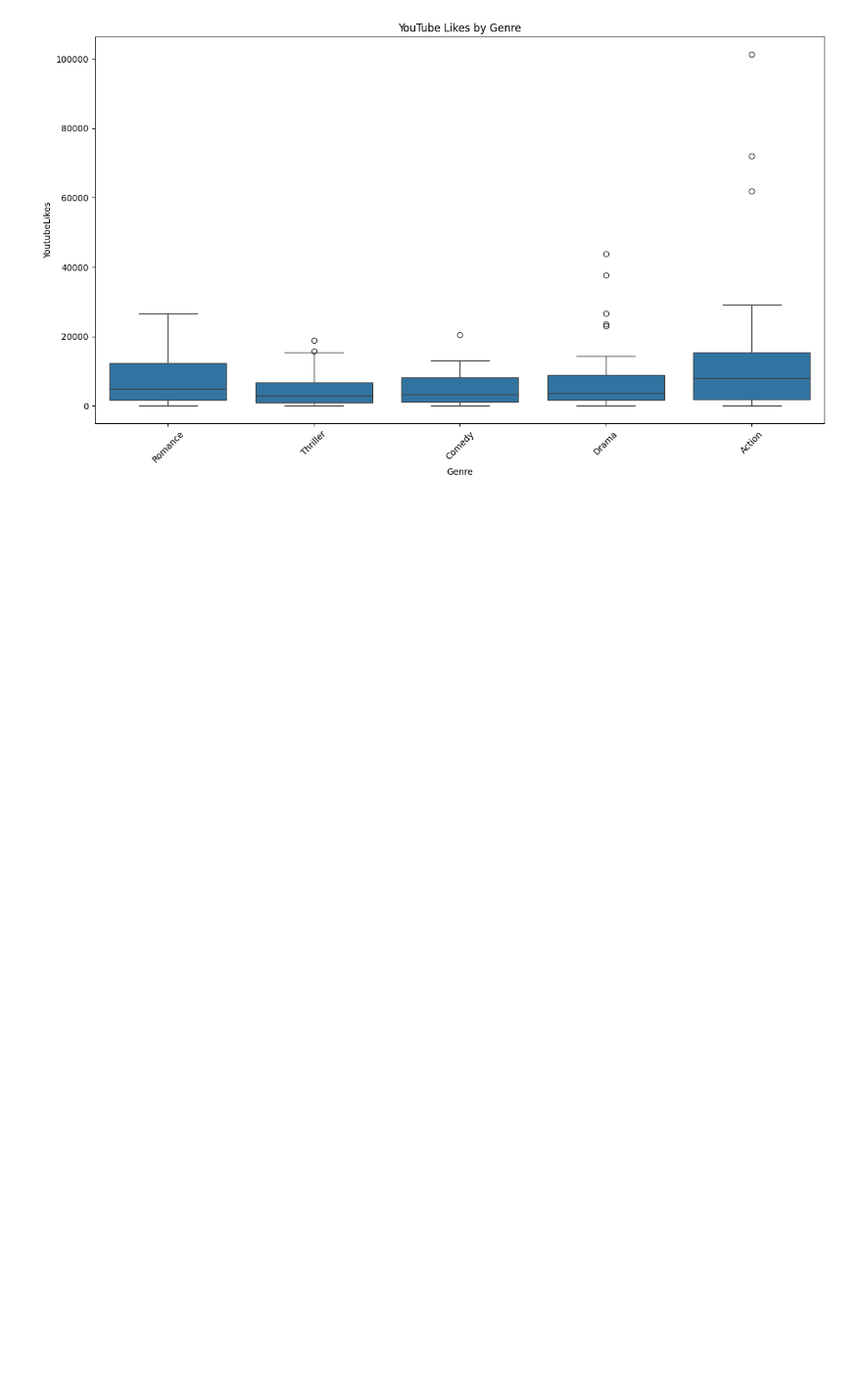
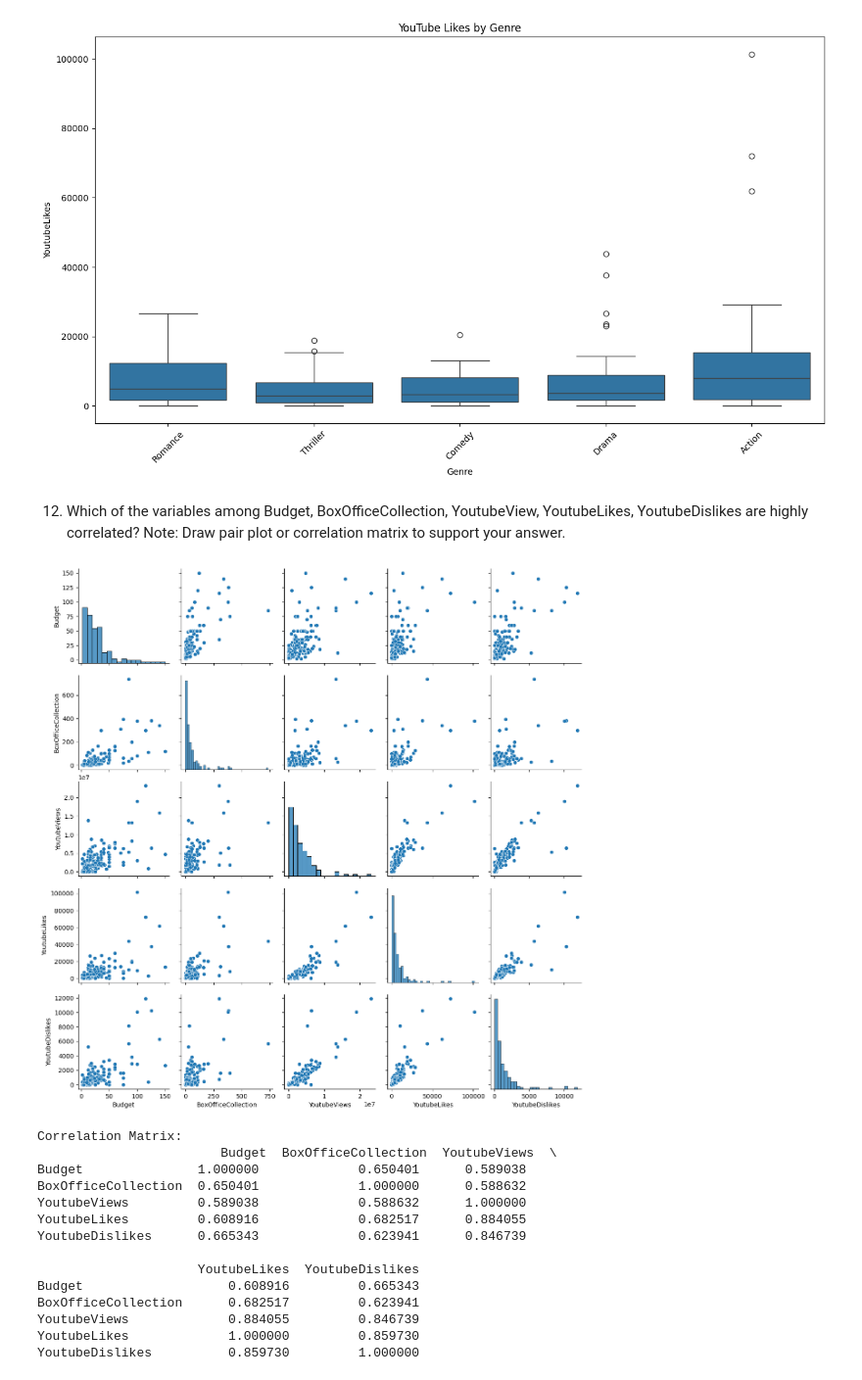
Before and after one commit to MehrabHussain47/Problem-Solving, a Jupyter notebook: _16.ipynb, the cells around one changed output. Shown: that part at 98% size. Drawn from its saved outputs; the diff is of its cells as text; code cells hidden in the pictures; blank space fills up the shorter version.

```diff
--- a/_16.ipynb
+++ b/_16.ipynb
@@ -248,3 +239,28 @@ plt.xticks(rotation=45)
 plt.show()  # round shapes are outliers
 # %% [output]
 [figure]
+# %% [markdown]
+12. Which of the variables among Budget, BoxOfficeCollection, YoutubeView, YoutubeLikes, YoutubeDislikes are highly correlated? Note: Draw pair plot or correlation matrix to support your answer.
+# %%
+numeric_cols = ['Budget', 'BoxOfficeCollection', 'YoutubeViews', 'YoutubeLikes', 'YoutubeDislikes']
+sns.pairplot(df[numeric_cols])
+plt.show()
+
+correlation_matrix = df[numeric_cols].corr()
+print("\nCorrelation Matrix:\n", correlation_matrix)
+# %% [output]
+[figure, added]
+Correlation Matrix:
+                        Budget  BoxOfficeCollection  YoutubeViews  \
+Budget               1.000000             0.650401      0.589038
+BoxOfficeCollection  0.650401             1.000000      0.588632
+YoutubeViews         0.589038             0.588632      1.000000
+YoutubeLikes         0.608916             0.682517      0.884055
+YoutubeDislikes      0.665343             0.623941      0.846739
+
+                     YoutubeLikes  YoutubeDislikes
+Budget                   0.608916         0.665343
+BoxOfficeCollection      0.682517         0.623941
+YoutubeViews             0.884055         0.846739
+YoutubeLikes             1.000000         0.859730
+YoutubeDislikes          0.859730         1.000000
```
Also changed, not shown: parts of 3 cells of this notebook.
